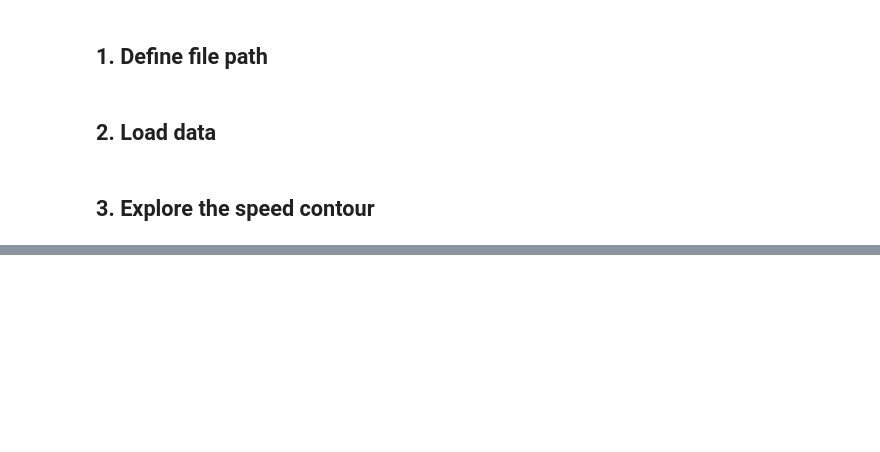
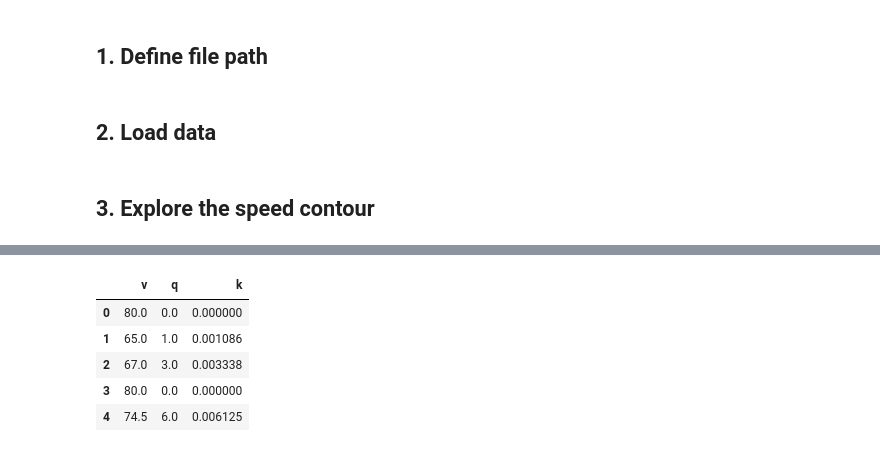
Before and after one commit to jingxuehan0707/ce593, a Jupyter notebook: project_task_03.ipynb, the cells around one changed output, grey strips where cells are left out. Drawn from its saved outputs; the diff is of its cells as text; code cells hidden in the pictures; blank space fills up the shorter version.

```diff
--- a/project_task_03.ipynb
+++ b/project_task_03.ipynb
@@ -42,0 +91,11 @@ Index(['402136', '402737', '403316', '409720', '410545'], dtype='object')
+# %%
+# Create a DataFrame for the random station
+random_station_df = pd.DataFrame({'v': random_station_speed.values, 'q': random_station_volume.values, 'k': random_station_density.values})
+random_station_df.head()
+# %% [output]
+|  | v | q | k |
+| 0 | 80.0 | 0.0 | 0.000000 |
+| 1 | 65.0 | 1.0 | 0.001086 |
+| 2 | 67.0 | 3.0 | 0.003338 |
+| 3 | 80.0 | 0.0 | 0.000000 |
+| 4 | 74.5 | 6.0 | 0.006125 |
```
Also changed, not shown: parts of 11 cells of this notebook, 6 other files.
